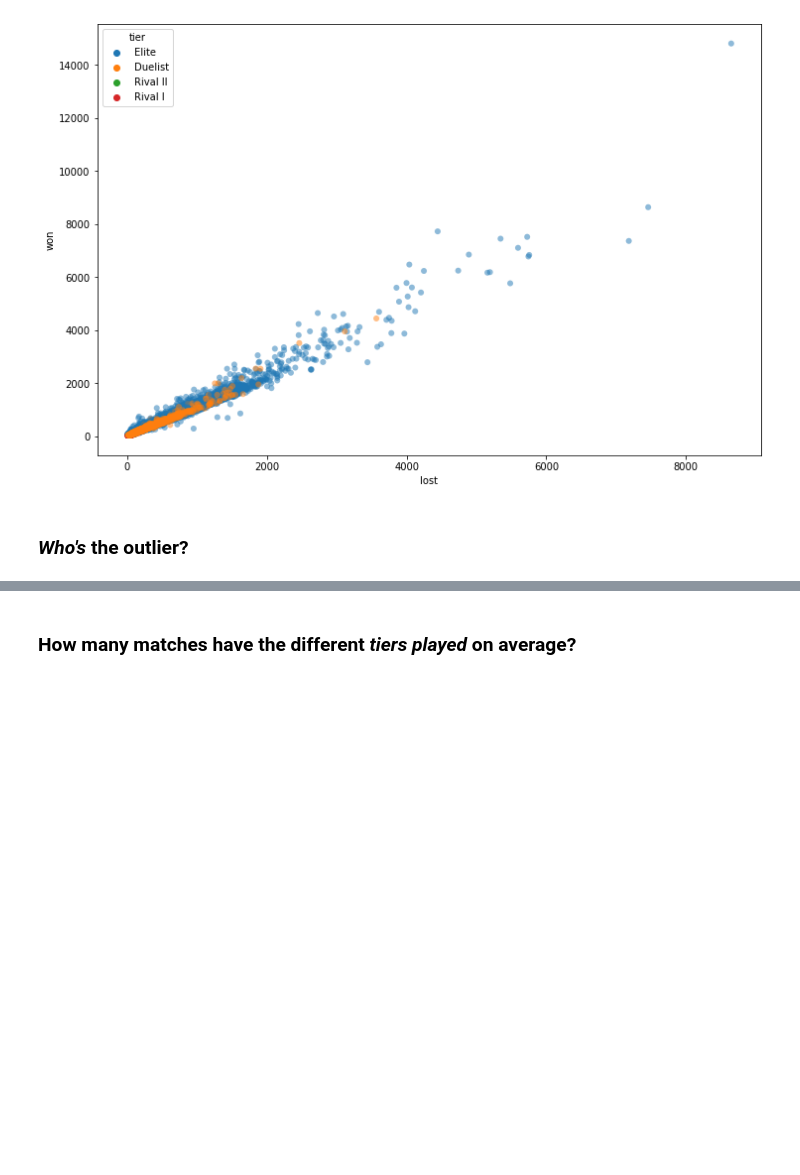
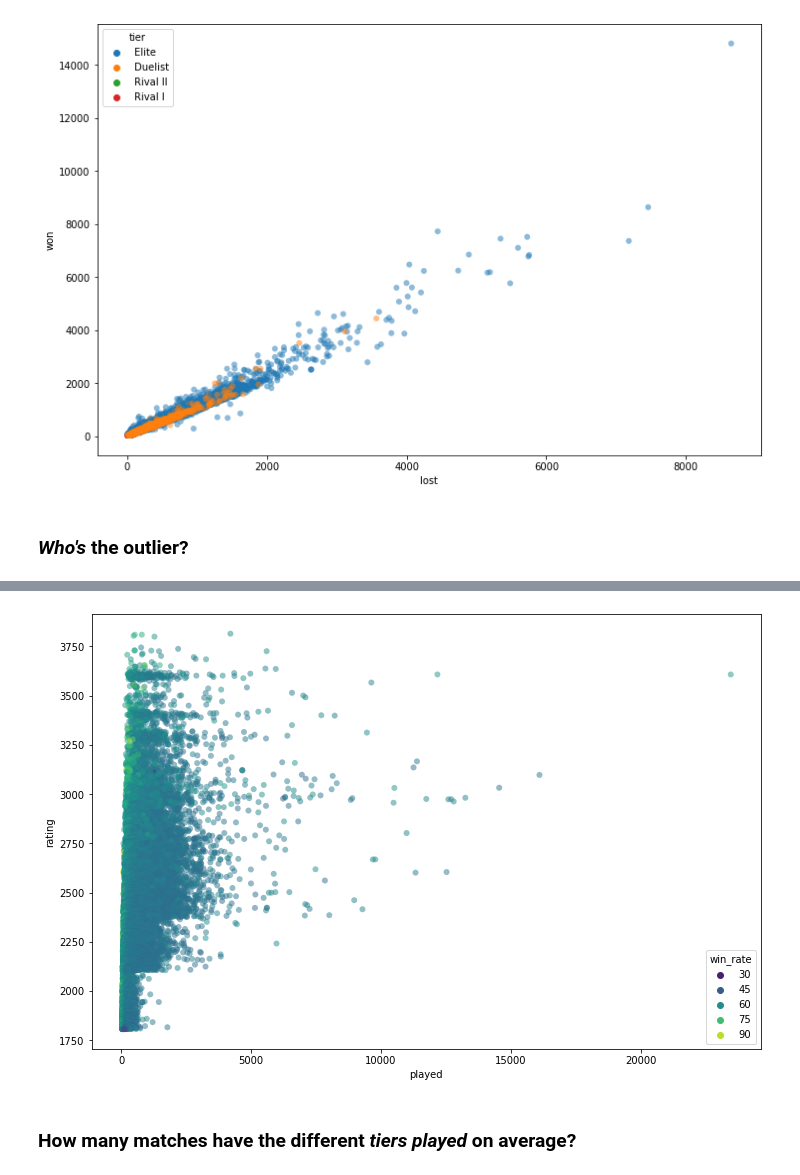
Before and after one commit to trollmannen/Data-Science, a Jupyter notebook: WoW-PvP-3v3-Leaderboards-EDA.ipynb, the cells around one changed output, grey strips where cells are left out. Saved outputs shown, nothing was run; the diff lists cells and outputs as text; code cells hidden in the pictures; blank space fills up the shorter version.

```diff
--- a/WoW-PvP-3v3-Leaderboards-EDA.ipynb
+++ b/WoW-PvP-3v3-Leaderboards-EDA.ipynb
@@ -214,3 +195,10 @@ sns.scatterplot(data=leaderboards,x='played',y='rating',
+# %%
+plt.figure(figsize=(12,8))
+sns.scatterplot(data=leaderboards,x='played',y='rating',
+                hue='win_rate',linewidth=0,alpha=0.5,
+                palette='viridis');
+# %% [output]
+[figure, added]
 # %% [markdown]
 ### How many matches have the different *tiers* *played* on average?
 # %%
```
Also changed, not shown: parts of 17 cells of this notebook.
